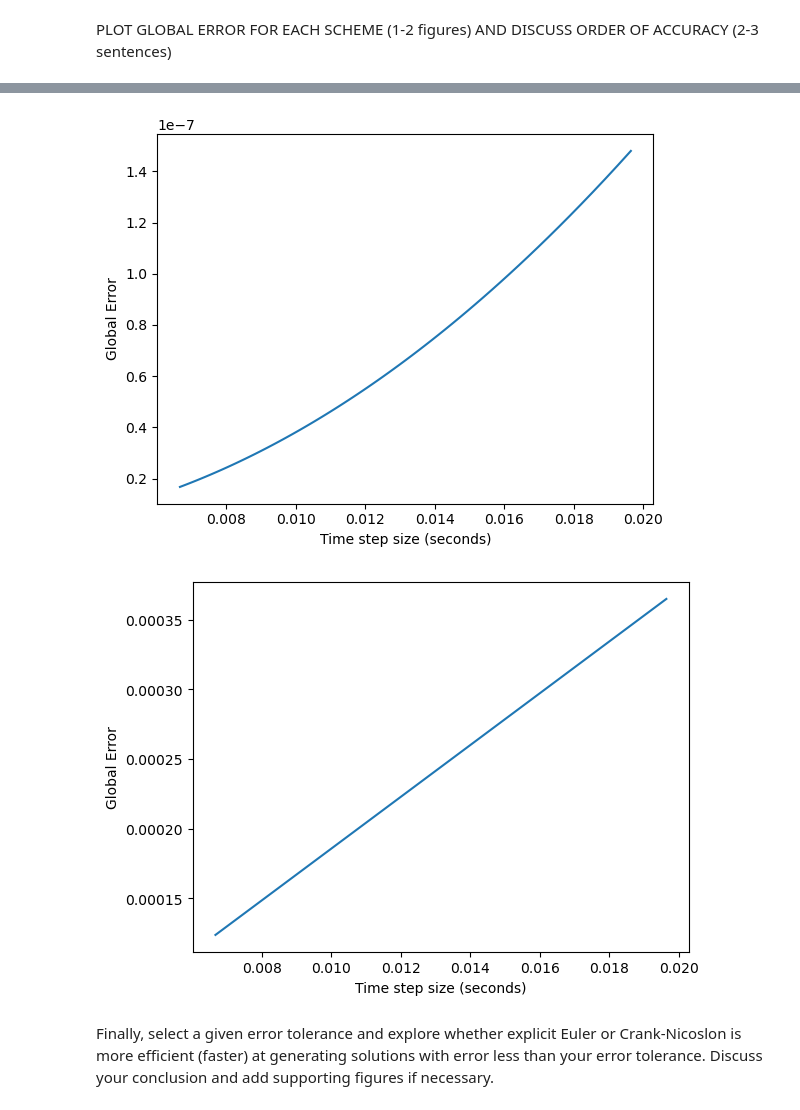
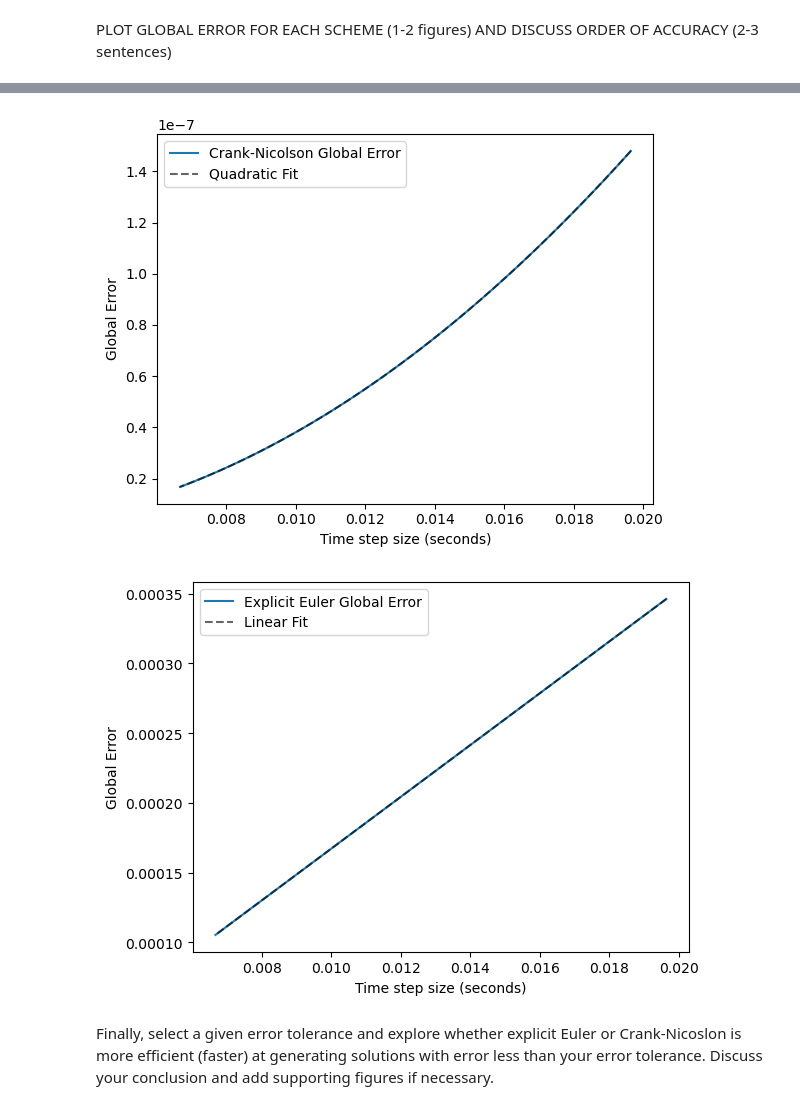
Before and after one commit to Ealish241/QCES, a Jupyter notebook: Project1_numerical_methods.ipynb, the cells around one changed output, grey strips where cells are left out. Saved outputs shown, nothing was run; the diff lists cells and outputs as text; code cells hidden in the pictures.

Commit message:
Fitted quadratic and linear curves to error plot

```diff
--- a/Project1_numerical_methods.ipynb
+++ b/Project1_numerical_methods.ipynb
@@ -308,7 +308,8 @@ n0=500
 
 exact = np.ones(len(x))*((1/(4*np.pi*kappa*(10+10))))**(1/2)*np.exp(-(x**2)/(4*kappa*(10+10)))
 
-exactish = crankNicolson[:,i] = CN(x, np.linspace(t_start, t_end, 10000), kappa)[:,-1]
+exactish_CN = CN(x, np.linspace(t_start, t_end, 10000), kappa)[:,-1]
+exactish_EE = EE(x, np.linspace(t_start, t_end, 10000), kappa)[:,-1]
 
 euler = np.zeros((100,100))
 crankNicolson = np.zeros((100,100))
@@ -319,33 +320,29 @@ for i in range (0, 100):
     ni = n0 + 10*(i+1)
     t= np.linspace(t_start,t_end,ni)
     delta_t[i] = t[1] - t[0]
-    euler[:,i] = abs(EE(x, t, kappa)[:,-1] - exactish)
-    crankNicolson[:,i] = abs(CN(x, t, kappa)[:,-1] - exactish)
+    euler[:,i] = abs(EE(x, t, kappa)[:,-1] - exactish_EE)
+    crankNicolson[:,i] = abs(CN(x, t, kappa)[:,-1] - exactish_CN)
     nsteps[i] = ni
 
-
+CN_fit = np.polyfit(delta_t, crankNicolson[50,:], 2)
+quadratic_model = np.poly1d(CN_fit)
+CN_pred = quadratic_model(delta_t)
 
 plt.plot(delta_t, crankNicolson[50,:], label='Crank-Nicolson Global Error')
-
+plt.plot(delta_t, CN_pred, 'k--', alpha=0.6,label='Quadratic Fit')
 plt.xlabel('Time step size (seconds)')
 plt.ylabel('Global Error')
-plt.show()
-
-plt.plot(delta_t, euler[50,:], label='Explicit Euler Global Error')
-plt.xlabel('Time step size (seconds)')
-plt.ylabel('Global Error')
+plt.legend()
 plt.show()
 
 
-
-#plt.plot(nsteps, pEE[1]*nsteps + pEE[0], 'k--', label='Fit: y = {:.2e}x + {:.2e}'.format(pEE[1], pEE[0]))
-#plt.text(0,0,f'y = {pEE[1]}x + {pEE[0]}')
-
-
-#plt.loglog(nsteps, np.linalg.norm(euler, axis=0), 'b-', label='Explicit Euler')
-#plt.plot(nsteps, np.linalg.norm(crankNicolson, axis=0), 'r-', label='Crank-Nicolson')
-
-
-#plt.loglog(xval, err_euler[])
-#plt.loglog(xval, euler)
+EE_fit = np.polyfit(delta_t, euler[50,:], 1)
+linear_model = np.poly1d(EE_fit)
+EE_pred = linear_model(delta_t)
+plt.plot(delta_t, euler[50,:], label='Explicit Euler Global Error')
+plt.plot(delta_t, EE_pred, 'k--', alpha=0.6,label='Linear Fit')
+plt.xlabel('Time step size (seconds)')
+plt.ylabel('Global Error')
+plt.legend()
+plt.show()
 # %% [output]
@@ -369,2 +366,2 @@ Crank-Nicolson method took 0.02 seconds
-[figure, old version]
+[figure, new version]
-[figure, old version]
+[figure, new version]
```
Also changed, not shown: parts of 2 cells of this notebook.
